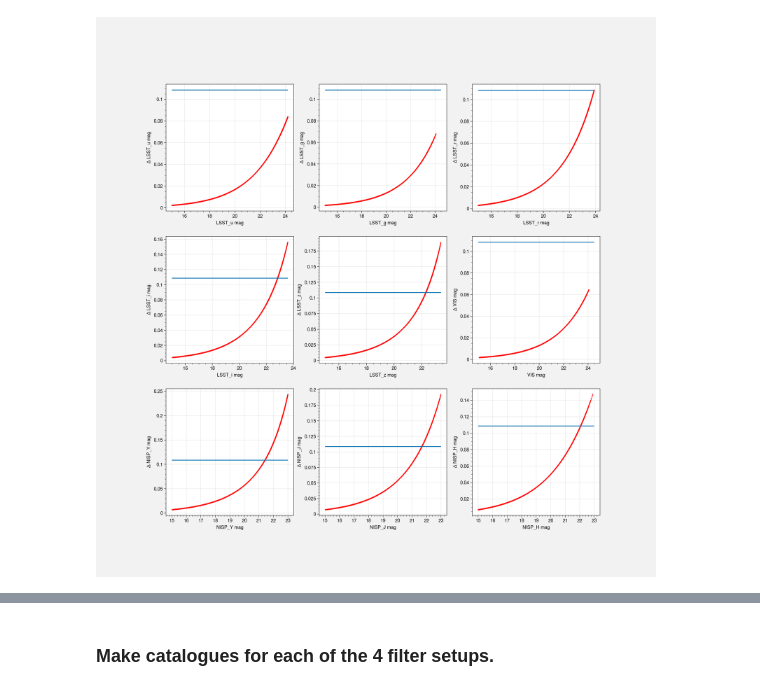
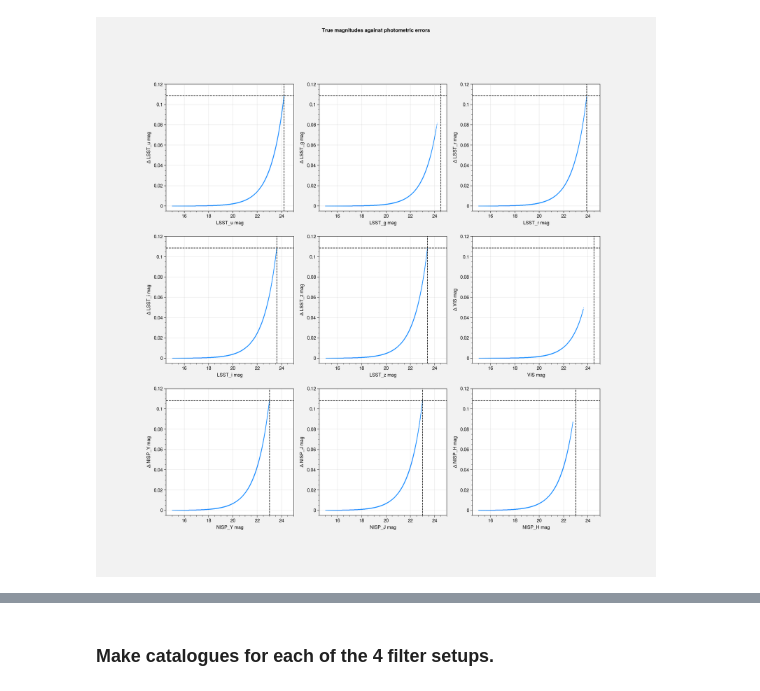
Before and after one commit to cjscullion/galaxy-properties-euclid, a Jupyter notebook: hzmass_2/create-catalogues_2.ipynb, the cells around one changed output, grey strips where cells are left out. Cells and saved outputs as stored; diff of their text form; code cells hidden in the pictures.

Commit message:
New figures and new catalogues.

```diff
--- a/hzmass_2/create-catalogues_2.ipynb
+++ b/hzmass_2/create-catalogues_2.ipynb
@@ -56,0 +169,5 @@ sample_df.to_csv('euc_obs_n4000.csv')
+# %%
+SN = 10
+# %%
+for i in lim_flux_err.keys():
+    lim_flux_err[i] = lim_flux_err[i]/SN
@@ -56,0 +204,2 @@ sample_df.to_csv('euc_obs_n4000.csv')
+# %%
+phot_errors_df = observable_df.copy()
@@ -56,0 +208,11 @@ sample_df.to_csv('euc_obs_n4000.csv')
+# %%
+for name in lim_flux_err.keys():
+    mag = phot_errors_df[name]
+    flux = AB_to_flux(mag)
+    noise = np.random.normal(0, lim_flux_err[name])
+    flux_obs = flux + noise
+    flux_err = lim_flux_err[name]
+    mag_obs = flux_to_AB(flux_obs)
+    dmag = (2.5/np.log(10.))*np.abs(flux_err/flux)
+    phot_errors_df[name] = mag_obs
+    phot_errors_df['delta_'+ name] = dmag
@@ -57,56 +323,86 @@ sample_df.to_csv('euc_obs_n4000.csv')
 # %%
 plt.figure(figsize=(15,15))
+plt.suptitle('True magnitudes against photometric errors')
 plt.subplot(331)
-plt.scatter(observable_df['LSST_u'], observable_df['delta_LSST_u'], c='r', marker='x', s=1)
-plt.hlines(0.10857, 15, limiting_mags['LSST_u'])
+plt.scatter(observable_df['LSST_u'], phot_errors_df['delta_LSST_u'], c='dodgerblue', marker='.', s=1)
+plt.hlines(0.10857, 14.5, 25, color='k', ls='--', lw=1)
+plt.vlines(limiting_mags['LSST_u'], -0.1, 0.2, color='k', ls='--', lw=1)
+plt.xlim([14.5, 25])
+plt.ylim([-0.005, 0.12])
 plt.xlabel('LSST_u mag')
 plt.ylabel(r'$\Delta$ LSST_u mag')
 
 plt.subplot(332)
-plt.scatter(observable_df['LSST_g'], observable_df['delta_LSST_g'], c='r', marker='x', s=1)
-plt.hlines(0.10857, 15, limiting_mags['LSST_g'])
+plt.scatter(observable_df['LSST_g'], phot_errors_df['delta_LSST_g'], c='dodgerblue', marker='.', s=1)
+plt.hlines(0.10857, 14.5, 25, color='k', ls='--', lw=1)
+plt.vlines(limiting_mags['LSST_g'], -0.1, 0.2, color='k', ls='--', lw=1)
+plt.xlim([14.5, 25])
+plt.ylim([-0.005, 0.12])
 plt.xlabel('LSST_g mag')
 plt.ylabel(r'$\Delta$ LSST_g mag')
 
 plt.subplot(333)
-plt.scatter(observable_df['LSST_r'], observable_df['delta_LSST_r'], c='r', marker='x', s=1)
-plt.hlines(0.10857, 15, limiting_mags['LSST_r'])
+plt.scatter(observable_df['LSST_r'], phot_errors_df['delta_LSST_r'], c='dodgerblue', marker='.', s=1)
+plt.hlines(0.10857, 14.5, 25, color='k', ls='--', lw=1)
+plt.vlines(limiting_mags['LSST_r'], -0.1, 0.2, color='k', ls='--', lw=1)
+plt.xlim([14.5, 25])
+plt.ylim([-0.005, 0.12])
 plt.xlabel('LSST_r mag')
 plt.ylabel(r'$\Delta$ LSST_r mag')
 
 plt.subplot(334)
-plt.scatter(observable_df['LSST_i'], observable_df['delta_LSST_i'], c='r', marker='x', s=1)
-plt.hlines(0.10857, 15, limiting_mags['LSST_i'])
+plt.scatter(observable_df['LSST_i'], phot_errors_df['delta_LSST_i'], c='dodgerblue', marker='.', s=1)
+plt.hlines(0.10857, 14.5, 25, color='k', ls='--', lw=1)
+plt.vlines(limiting_mags['LSST_i'], -0.1, 0.2, color='k', ls='--', lw=1)
+plt.xlim([14.5, 25])
+plt.ylim([-0.005, 0.12])
 plt.xlabel('LSST_i mag')
 plt.ylabel(r'$\Delta$ LSST_i mag')
 
 plt.subplot(335)
-plt.scatter(observable_df['LSST_z'], observable_df['delta_LSST_z'], c='r', marker='x', s=1)
-plt.hlines(0.10857, 15, limiting_mags['LSST_z'])
+plt.scatter(observable_df['LSST_z'], phot_errors_df['delta_LSST_z'], c='dodgerblue', marker='.', s=1)
+plt.hlines(0.10857, 14.5, 25, color='k', ls='--', lw=1)
+plt.vlines(limiting_mags['LSST_z'], -0.1, 0.2, color='k', ls='--', lw=1)
+plt.xlim([14.5, 25])
+plt.ylim([-0.005, 0.12])
 plt.xlabel('LSST_z mag')
 plt.ylabel(r'$\Delta$ LSST_z mag')
 
 plt.subplot(336)
-plt.scatter(observable_df['VIS'], observable_df['delta_VIS'], c='r', marker='x', s=1)
-plt.hlines(0.10857, 15, limiting_mags['VIS'])
+plt.scatter(observable_df['VIS'], phot_errors_df['delta_VIS'], c='dodgerblue', marker='.', s=1)
+plt.hlines(0.10857, 14.5, 25, color='k', ls='--', lw=1)
+plt.vlines(limiting_mags['VIS'], -0.1, 0.2, color='k', ls='--', lw=1)
+plt.xlim([14.5, 25])
+plt.ylim([-0.005, 0.12])
 plt.xlabel('VIS mag')
 plt.ylabel(r'$\Delta$ VIS mag')
 
 plt.subplot(337)
-plt.scatter(observable_df['NISP_Y'], observable_df['delta_NISP_Y'], c='r', marker='x', s=1)
-plt.hlines(0.10857, 15, limiting_mags['NISP_Y'])
+plt.scatter(observable_df['NISP_Y'], phot_errors_df['delta_NISP_Y'], c='dodgerblue', marker='.', s=1)
+plt.hlines(0.10857, 14.5, 25, color='k', ls='--', lw=1)
+plt.vlines(limiting_mags['NISP_Y'], -0.1, 0.2, color='k', ls='--', lw=1)
+plt.xlim([14.5, 25])
+plt.ylim([-0.005, 0.12])
 plt.xlabel('NISP_Y mag')
 plt.ylabel(r'$\Delta$ NISP_Y mag')
 
 plt.subplot(338)
-plt.scatter(observable_df['NISP_J'], observable_df['delta_NISP_J'], c='r', marker='x', s=1)
-plt.hlines(0.10857, 15, limiting_mags['NISP_J'])
+plt.scatter(observable_df['NISP_J'], phot_errors_df['delta_NISP_J'], c='dodgerblue', marker='.', s=1)
+plt.hlines(0.10857, 14.5, 25, color='k', ls='--', lw=1)
+plt.vlines(limiting_mags['NISP_J'], -0.1, 0.2, color='k', ls='--', lw=1)
+plt.xlim([14.5, 25])
+plt.ylim([-0.005, 0.12])
 plt.xlabel('NISP_J mag')
 plt.ylabel(r'$\Delta$ NISP_J mag')
 
 plt.subplot(339)
-plt.scatter(observable_df['NISP_H'], observable_df['delta_NISP_H'], c='r', marker='x', s=1)
-plt.hlines(0.10857, 15, limiting_mags['NISP_H'])
+plt.scatter(observable_df['NISP_H'], phot_errors_df['delta_NISP_H'], c='dodgerblue', marker='.', s=1)
+plt.hlines(0.10857, 14.5, 25, color='k', ls='--', lw=1)
+plt.vlines(limiting_mags['NISP_H'], -0.1, 0.2, color='k', ls='--', lw=1)
+plt.xlim([14.5, 25])
+plt.ylim([-0.005, 0.12])
 plt.xlabel('NISP_H mag')
 plt.ylabel(r'$\Delta$ NISP_H mag')
+
+plt.savefig('phot_errs_revised.png', format='png', dpi=250, facecolor='w')
 # %% [output]
@@ -114 +409 @@ Text(0, 0.5, '$\\Delta$ NISP_H mag')
-[figure, old version]
+[figure, new version]
```
Also changed, not shown: parts of 49 cells of this notebook, 16 other files.
